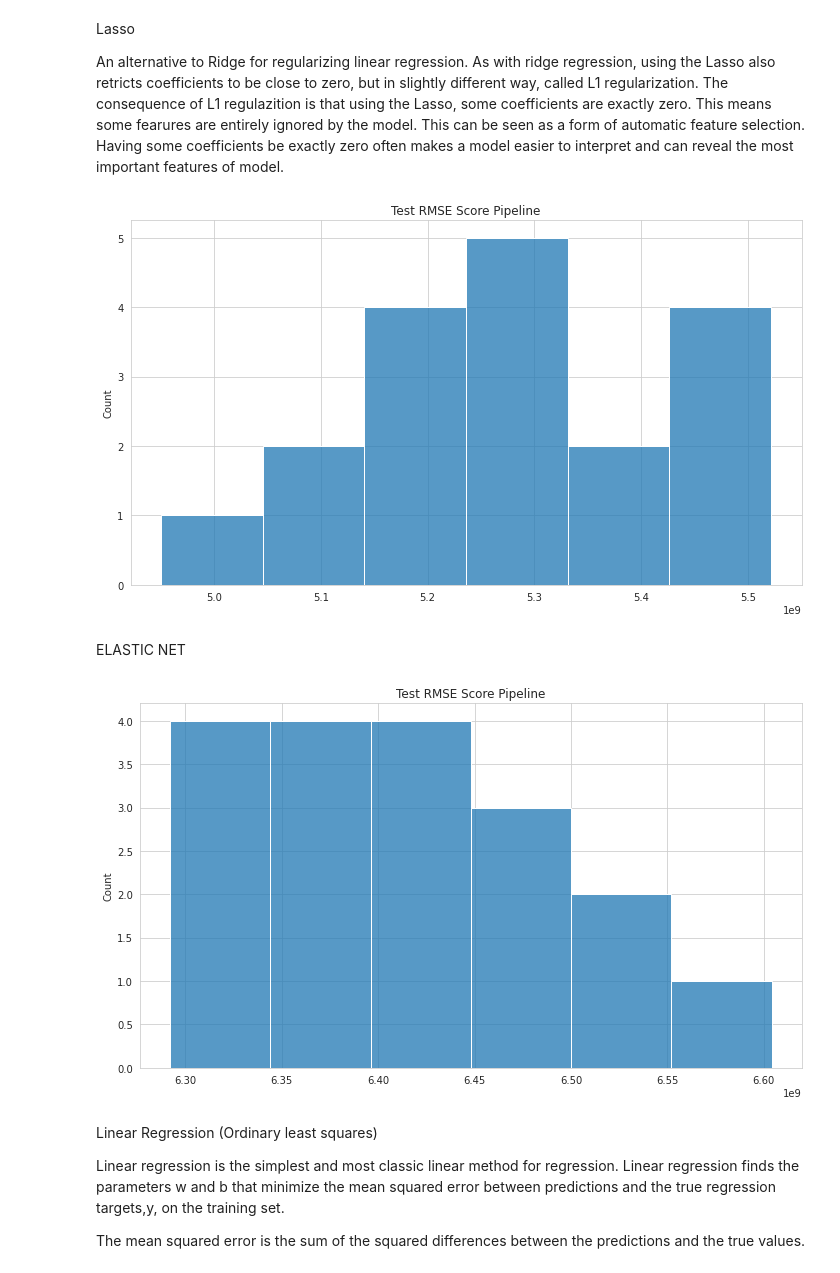
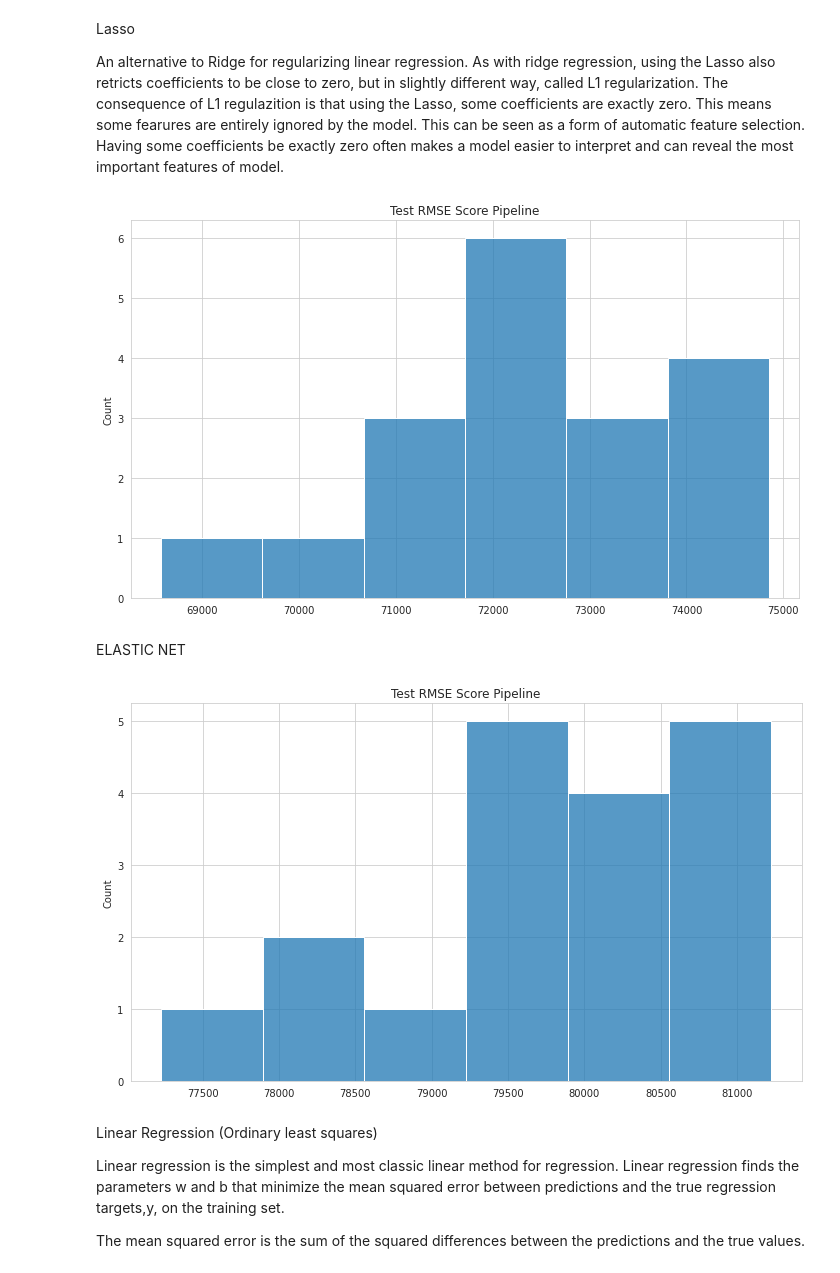
Before and after one commit to jesusugarte10/Machine_Learning, a Jupyter notebook: Projects/House Price Prediction/Median_House_Values.ipynb, the cells around one changed output. Cells and saved outputs as stored; diff of their text form; code cells hidden in the pictures.

```diff
--- a/Projects/House Price Prediction/Median_House_Values.ipynb
+++ b/Projects/House Price Prediction/Median_House_Values.ipynb
@@ -338,10 +339,10 @@ for j in arange(0.1, 1.0, 0.05):
   pipe.fit(X_train, y_train)
   y_pred = pipe.predict(X_test)
 
-  test_rmse.append(mean_squared_error(y_test, y_pred))
+  test_rmse.append(mean_squared_error(y_test, y_pred, squared=False))
 
-  if(best_rmse < mean_squared_error(y_test, y_pred)):
-    best_rmse = mean_squared_error(y_test, y_pred)
+  if(best_rmse < mean_squared_error(y_test, y_pred, squared=False)):
+    best_rmse = mean_squared_error(y_test, y_pred, squared=False)
 
 f, axs = plt.subplots(figsize=(10, 6))
 axs.set_title("Test RMSE Score Pipeline")
@@ -380,17 +381,17 @@ for j in arange(0.1, 1.0, 0.05):
   pipe.fit(X_train,y_train)
   y_pred = pipe.predict(X_test)
 
-  test_rmse.append(mean_squared_error(y_test, y_pred))
+  test_rmse.append(mean_squared_error(y_test, y_pred, squared=False))
 
-  if(best_rmse < mean_squared_error(y_test, y_pred)):
-    best_rmse = mean_squared_error(y_test, y_pred)
+  if(best_rmse < mean_squared_error(y_test, y_pred, squared=False)):
+    best_rmse = mean_squared_error(y_test, y_pred, squared=False)
 
 f, axs = plt.subplots( figsize=(10, 6))
 axs.set_title("Test RMSE Score Pipeline")
 sns.histplot(test_rmse, ax = axs)
 f.tight_layout()
 # %% [output]
-[figure, old version]
+[figure, new version]
 # %% [markdown]
 ELASTIC NET
 # %%
@@ -400,37 +401,37 @@ from sklearn.linear_model import ElasticNet
 #HYPERPARAMETER SEARCH DISTRIBUTION MODEL with GridSearch Cross Validation
 test_rmse = []
 best_rmse = 0
 
 X=train_data.drop('median_house_value',axis=1)
 y=train_data['median_house_value']
 
 for j in arange(0.1, 1.0, 0.05):
 
   test_set = j
 
   X_train, X_test, y_train, y_test = train_test_split(X, y, test_size= test_set)
 
   pipe = Pipeline((
   ("pt", PowerTransformer()),
   ("sc",StandardScaler()),
   ("lr", ElasticNet()),
   ))
 
 
   pipe.fit(X_train,y_train)
   y_pred = pipe.predict(X_test)
 
-  test_rmse.append(mean_squared_error(y_test, y_pred))
+  test_rmse.append(mean_squared_error(y_test, y_pred, squared=False))
 
-  if(best_rmse < mean_squared_error(y_test, y_pred)):
-    best_rmse = mean_squared_error(y_test, y_pred)
+  if(best_rmse < mean_squared_error(y_test, y_pred, squared=False)):
+    best_rmse = mean_squared_error(y_test, y_pred, squared=False)
 
 f, axs = plt.subplots(figsize=(10, 6))
 axs.set_title("Test RMSE Score Pipeline")
 sns.histplot(test_rmse, ax = axs)
 f.tight_layout()
 # %% [output]
-[figure, old version]
+[figure, new version]
 # %% [markdown]
 Linear Regression (Ordinary least squares)
 
```
Also changed, not shown: parts of 6 cells of this notebook, 3 other files.
